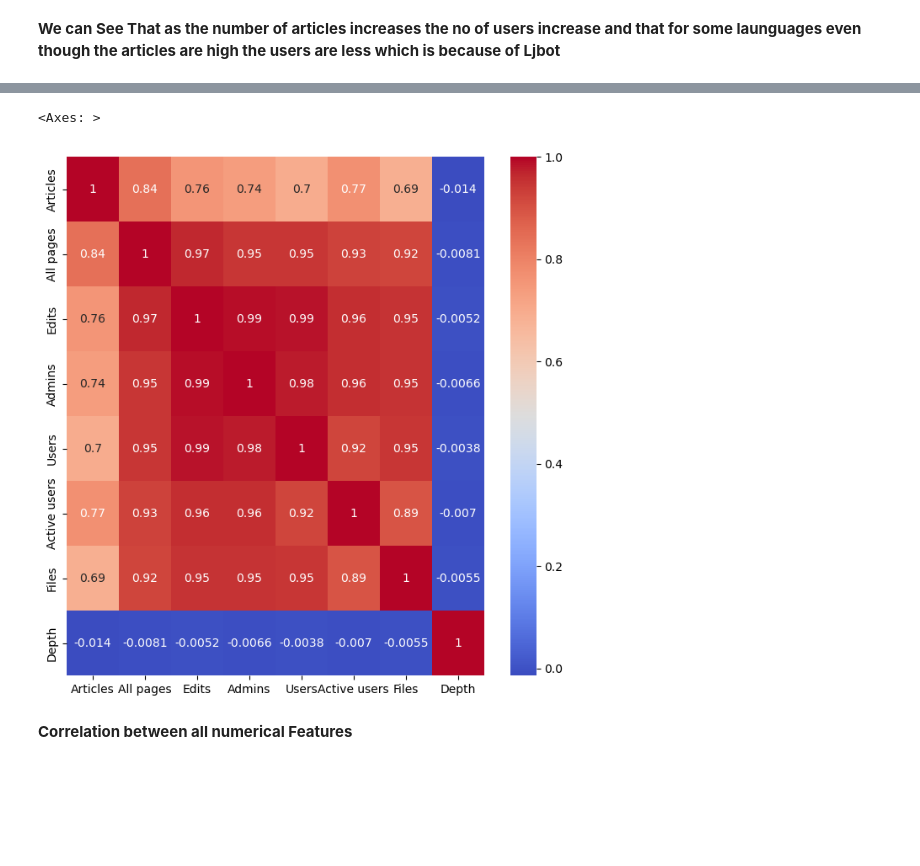
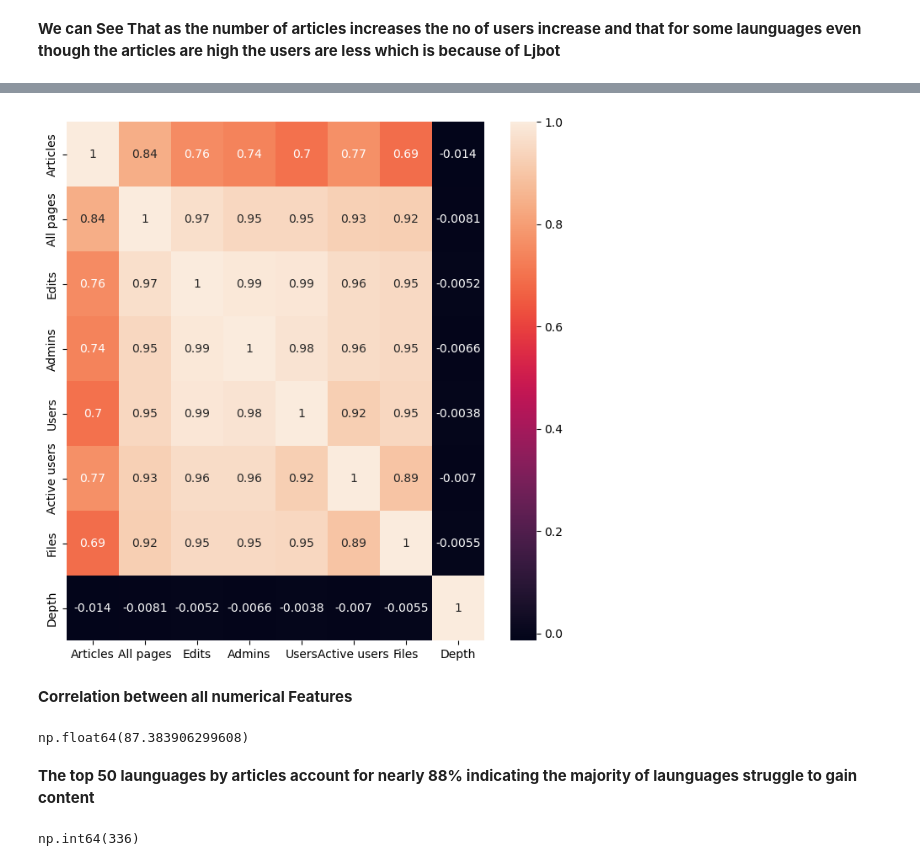
Before and after one commit to mvardhan2003/Wikipedia-Data-Analysis, a Jupyter notebook: Eda_on_wikipedias.ipynb, the cells around one changed output, grey strips where cells are left out. Saved outputs shown, nothing was run; the diff lists cells and outputs as text; code cells hidden in the pictures; blank space fills up the shorter version.

```diff
--- a/Eda_on_wikipedias.ipynb
+++ b/Eda_on_wikipedias.ipynb
@@ -465,9 +420,15 @@ plt.xscale('log')
 # %%
-df_numeric = df.iloc[:, 4:]
+df_numeric = df.iloc[:, 4:12]
 plt.figure(figsize=(8,8))
-sns.heatmap(df_numeric.corr(), annot=True, cmap='coolwarm')
+sns.heatmap(df_numeric.corr(), annot=True)
+plt.savefig("results/Correlation_Matrix_of_Wikipedia_Features.png")
 # %% [output]
-<Axes: >
-[figure, old version]
+[figure, new version]
 # %% [markdown]
 **Correlation between all numerical Features**
+# %%
+(df[:50]['Articles'].sum()/df['Articles'].sum())*100
+# %% [output]
+np.float64(87.383906299608)
+# %% [markdown]
+**The top 50 launguages by articles account for nearly 88% indicating the majority of launguages struggle to gain content**
@@ -473,0 +445,4 @@ sns.heatmap(df_numeric.corr(), annot=True, cmap='coolwarm')
+# %%
+df['color_group'].isna().sum()
+# %% [output]
+np.int64(336)
```
Also changed, not shown: parts of 24 cells of this notebook, 11 other files.
